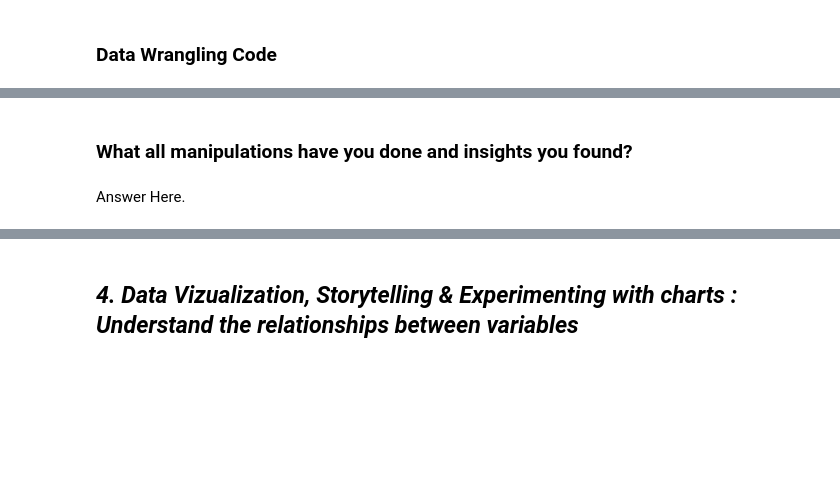
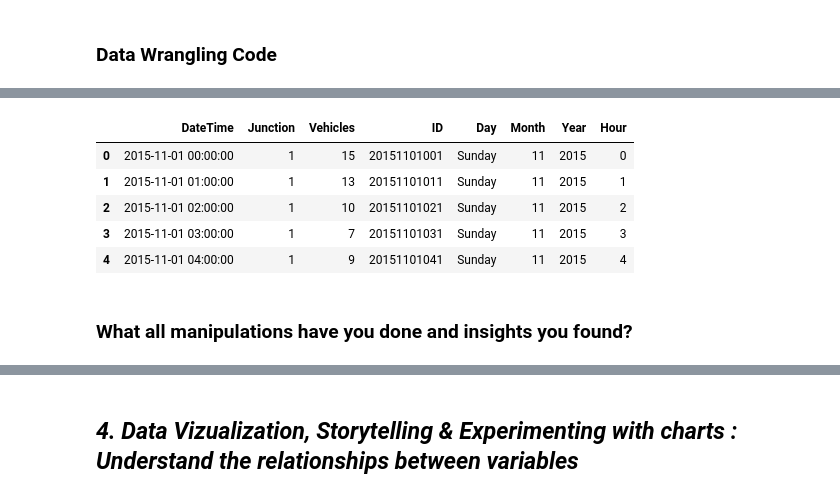
Before and after one commit to Mostaqul143/Upskill-Campas, a Jupyter notebook: Traffic Prediction.ipynb, the cells around one changed output, grey strips where cells are left out. Cells and saved outputs as stored; diff of their text form; code cells hidden in the pictures; blank space fills up the shorter version.

```diff
--- a/Traffic Prediction.ipynb
+++ b/Traffic Prediction.ipynb
@@ -237,4 +279,11 @@ No. of unique values in  ID is 48120 .
+# %%
+train_df.head()
+# %% [output]
+|  | DateTime | Junction | Vehicles | ID | Day | Month | Year | Hour |
+| 0 | 2015-11-01 00:00:00 | 1 | 15 | 20151101001 | Sunday | 11 | 2015 | 0 |
+| 1 | 2015-11-01 01:00:00 | 1 | 13 | 20151101011 | Sunday | 11 | 2015 | 1 |
+| 2 | 2015-11-01 02:00:00 | 1 | 10 | 20151101021 | Sunday | 11 | 2015 | 2 |
+| 3 | 2015-11-01 03:00:00 | 1 | 7 | 20151101031 | Sunday | 11 | 2015 | 3 |
+| 4 | 2015-11-01 04:00:00 | 1 | 9 | 20151101041 | Sunday | 11 | 2015 | 4 |
 # %% [markdown]
 ### What all manipulations have you done and insights you found?
-# %% [markdown]
-Answer Here.
```
Also changed, not shown: parts of 9 cells of this notebook.
